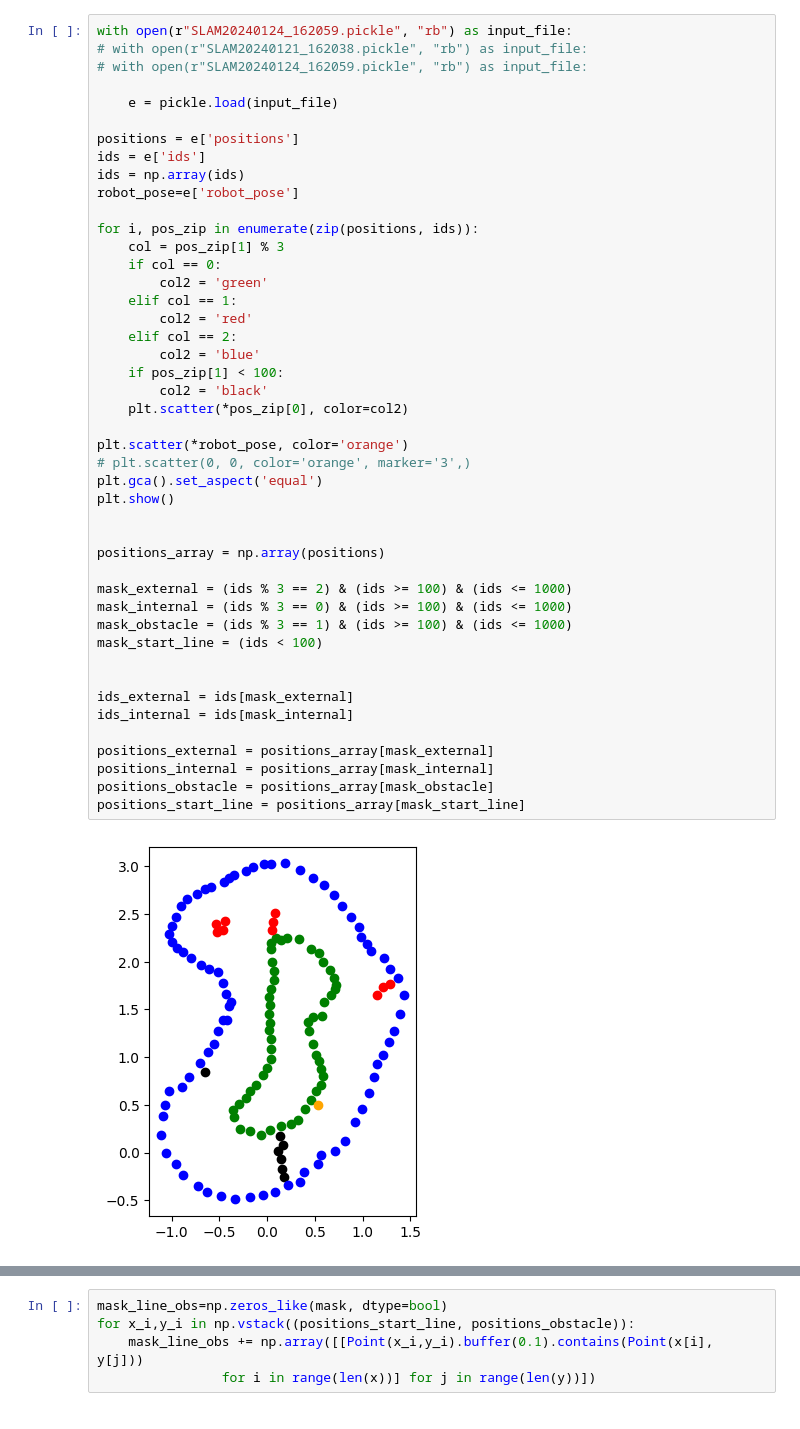
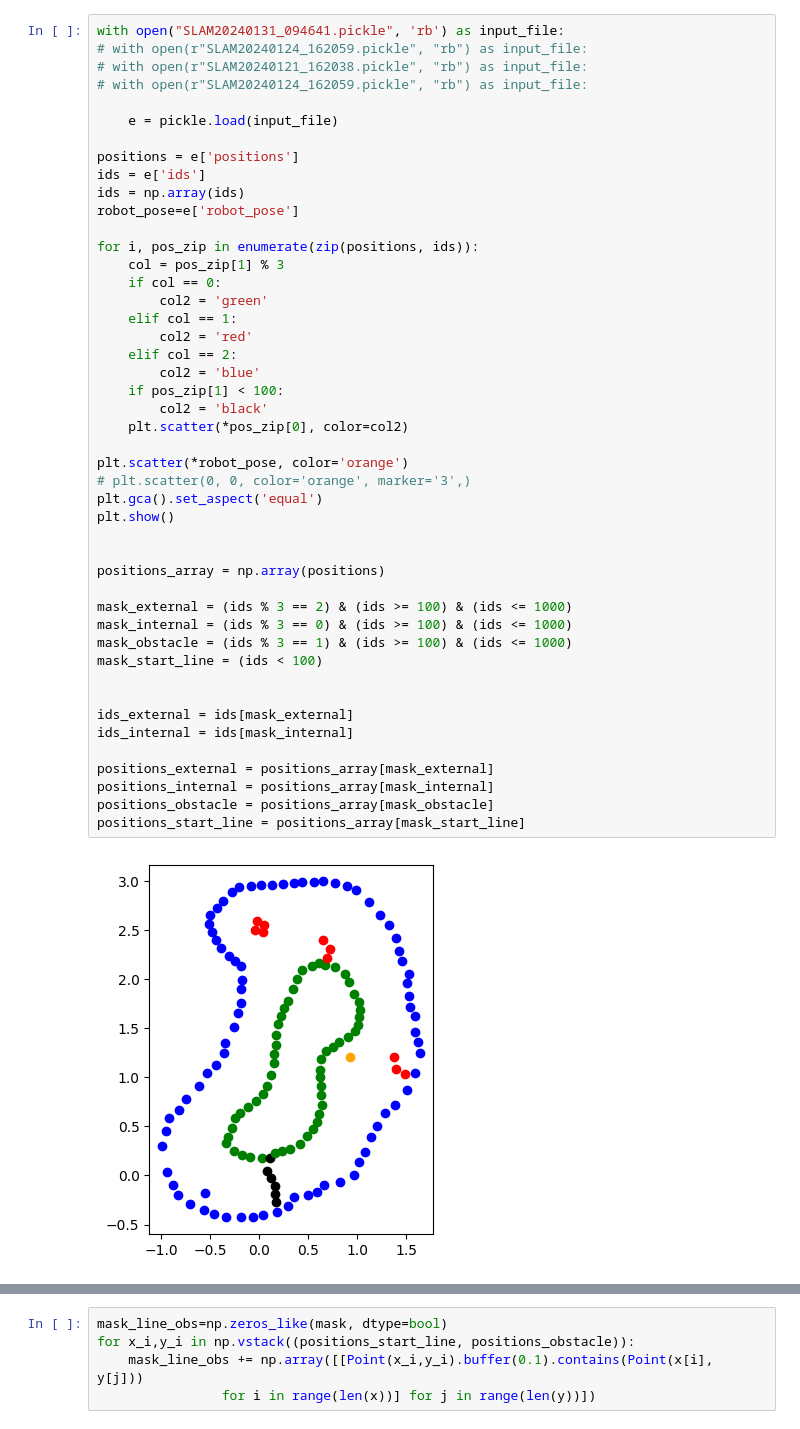
Before and after one commit to tommaso-bertola/computer-vision-and-robotics, a Jupyter notebook: robot-code/pathfinding/A_star_stripping.ipynb, the cells around one changed output, grey strips where cells are left out. Cells and saved outputs as stored; diff of their text form.

```diff
--- a/robot-code/pathfinding/A_star_stripping.ipynb
+++ b/robot-code/pathfinding/A_star_stripping.ipynb
@@ -16,5 +17,6 @@ import cv2
 # %%
-with open(r"SLAM20240124_162059.pickle", "rb") as input_file:
+with open("SLAM20240131_094641.pickle", 'rb') as input_file:
+# with open(r"SLAM20240124_162059.pickle", "rb") as input_file:
 # with open(r"SLAM20240121_162038.pickle", "rb") as input_file:
 # with open(r"SLAM20240124_162059.pickle", "rb") as input_file:
 
@@ -32,34 +34,34 @@ for i, pos_zip in enumerate(zip(positions, ids)):
     elif col == 1:
         col2 = 'red'
     elif col == 2:
         col2 = 'blue'
     if pos_zip[1] < 100:
         col2 = 'black'
     plt.scatter(*pos_zip[0], color=col2)
 
 plt.scatter(*robot_pose, color='orange')
 # plt.scatter(0, 0, color='orange', marker='3',)
 plt.gca().set_aspect('equal')
 plt.show()
 
 
 positions_array = np.array(positions)
 
 mask_external = (ids % 3 == 2) & (ids >= 100) & (ids <= 1000)
 mask_internal = (ids % 3 == 0) & (ids >= 100) & (ids <= 1000)
 mask_obstacle = (ids % 3 == 1) & (ids >= 100) & (ids <= 1000)
 mask_start_line = (ids < 100)
 
 
 ids_external = ids[mask_external]
 ids_internal = ids[mask_internal]
 
 positions_external = positions_array[mask_external]
 positions_internal = positions_array[mask_internal]
 positions_obstacle = positions_array[mask_obstacle]
 positions_start_line = positions_array[mask_start_line]
 # %% [output]
-[figure, old version]
+[figure, new version]
 # %%
 pos_list_ext = [pos for pos in positions_external]
 pos_list_int = [pos for pos in positions_internal]
```
Also changed, not shown: parts of 5 cells of this notebook, 4 other files.
